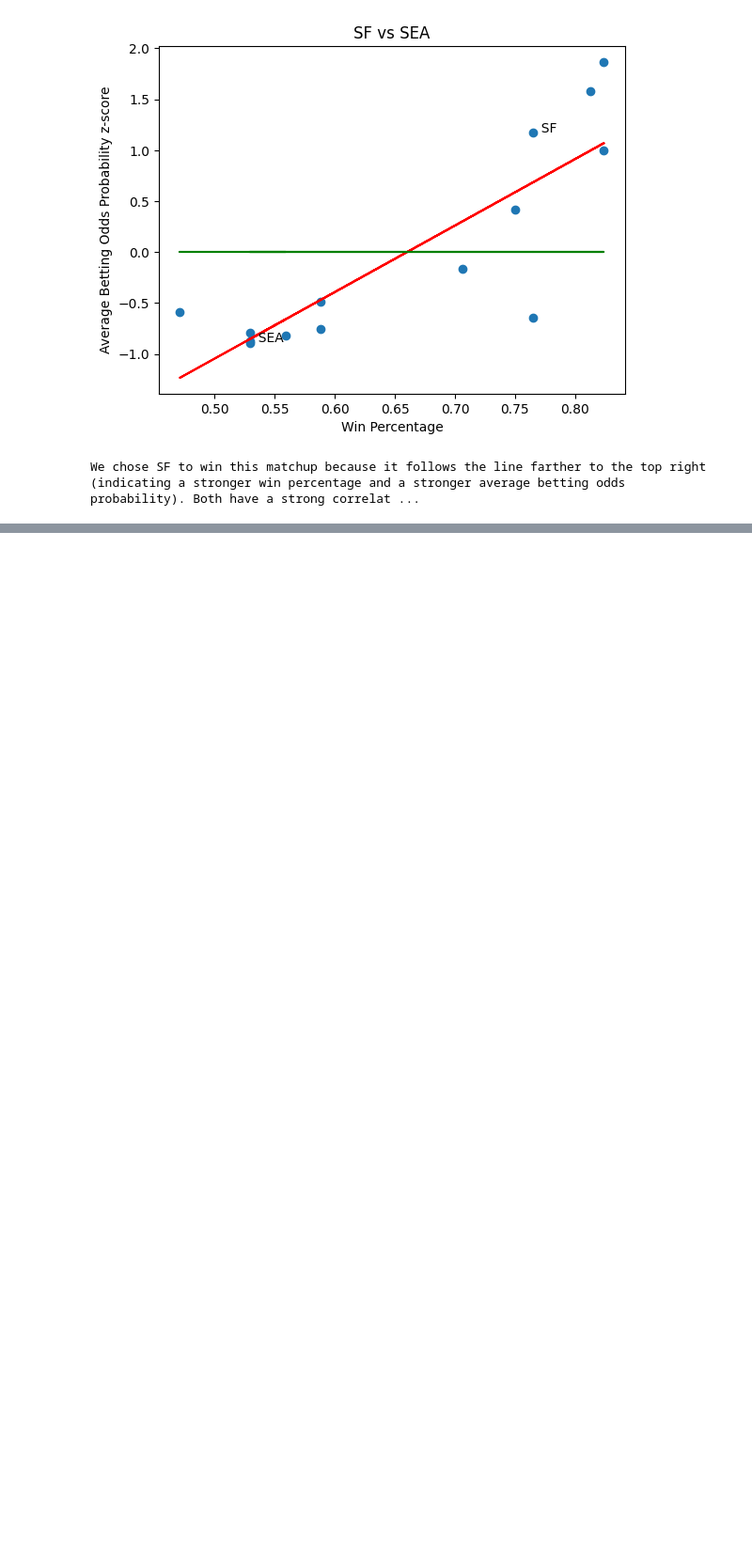
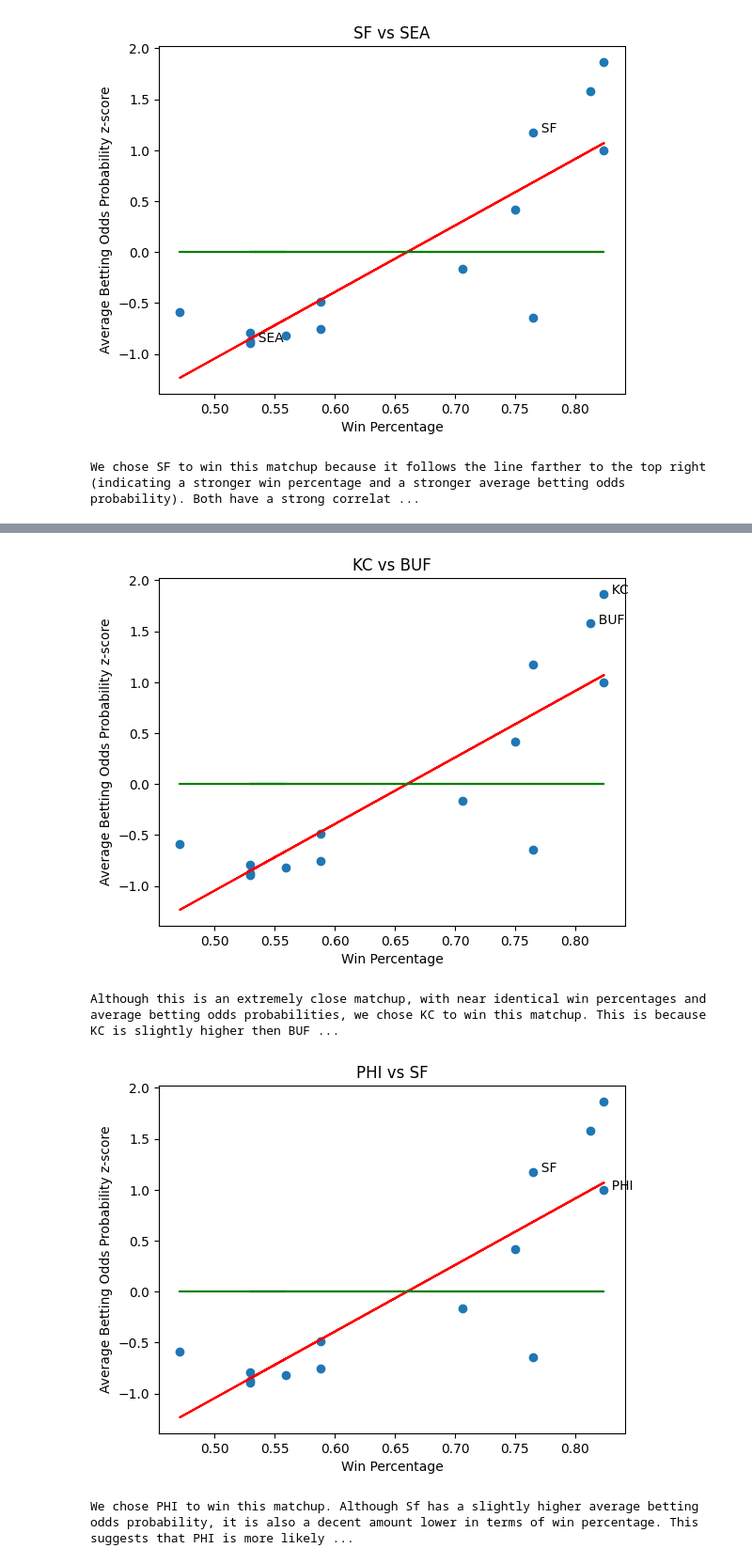
Before and after one commit to pevans927/superbowl, a Jupyter notebook: predictions.ipynb, the cells around one changed output, grey strips where cells are left out. Shown at 94% size. Drawn from its saved outputs; the diff is of its cells as text; code cells hidden in the pictures; blank space fills up the shorter version.

```diff
--- a/predictions.ipynb
+++ b/predictions.ipynb
@@ -182,0 +236,42 @@ We chose SF to win this matchup because it follows the line farther to the top r
+# %%
+# generating visual data for the conference championships
+
+conference_matchups = [
+    ['KC', 'BUF'],
+    ['PHI', 'SF'],
+]
+
+conference_matchups_descriptions = {
+    'KC BUF' : 'Although this is an extremely close matchup, with near identical win percentages and average betting odds probabilities, we chose KC to win this matchup. This is because KC is slightly higher then BUF in terms of average betting odds probability, and is also slightly higher in terms of win percentage. The z-score of 2 indicates that KC is an outlier, and is much higher than the mean. This suggests that KC is more likely to win this matchup, although it is very close.',
+    'PHI SF' : 'We chose PHI to win this matchup. Although Sf has a slightly higher average betting odds probability, it is also a decent amount lower in terms of win percentage. This suggests that PHI is more likely to win this matchup, since both team betting z-scores are close to the mean and since winning percentage is a stronger indicator of success. This suggests that PHI is more likely to win this matchup, however, it is still a very close matchup and could go either way.'
+}
+
+for matchup in conference_matchups:
+
+    plt.plot(df['Win Percentage'], df['Average Betting Odds Probability z-score'], 'o')
+
+    # plot only the teams in the matchup
+    for ind in df.index:
+        if df.at[ind, 'Team'] in matchup:
+            plt.text(df.at[ind, 'Win Percentage'], df.at[ind, 'Average Betting Odds Probability z-score'], "  \n  " + str(df.at[ind, 'Team']))
+    plt.title(matchup[0] + ' vs ' + matchup[1])
+    plt.xlabel('Win Percentage')
+    plt.ylabel('Average Betting Odds Probability z-score')
+
+    # line of best fit
+    a, b = np.polyfit(df['Win Percentage'], df['Average Betting Odds Probability z-score'], 1)
+    plt.plot(df['Win Percentage'], a*df['Win Percentage'] + b, 'r')
+
+    # y = 0 line (the z-score of 0 = mean)
+    plt.plot(df['Win Percentage'], [0]*len(df['Win Percentage']), 'g')
+
+    # show the graph
+    plt.show()
+
+    # print the description of why we chose the winner of each matchup
+    print(conference_matchups_descriptions[matchup[0] + ' ' + matchup[1]])
+# %% [output]
+[figure, added]
+Although this is an extremely close matchup, with near identical win percentages and average betting odds probabilities, we chose KC to win this matchup. This is because KC is slightly higher then BUF ...
+[figure, added]
+We chose PHI to win this matchup. Although Sf has a slightly higher average betting odds probability, it is also a decent amount lower in terms of win percentage. This suggests that PHI is more likely ...
```
Also changed, not shown: parts of 3 cells of this notebook.
